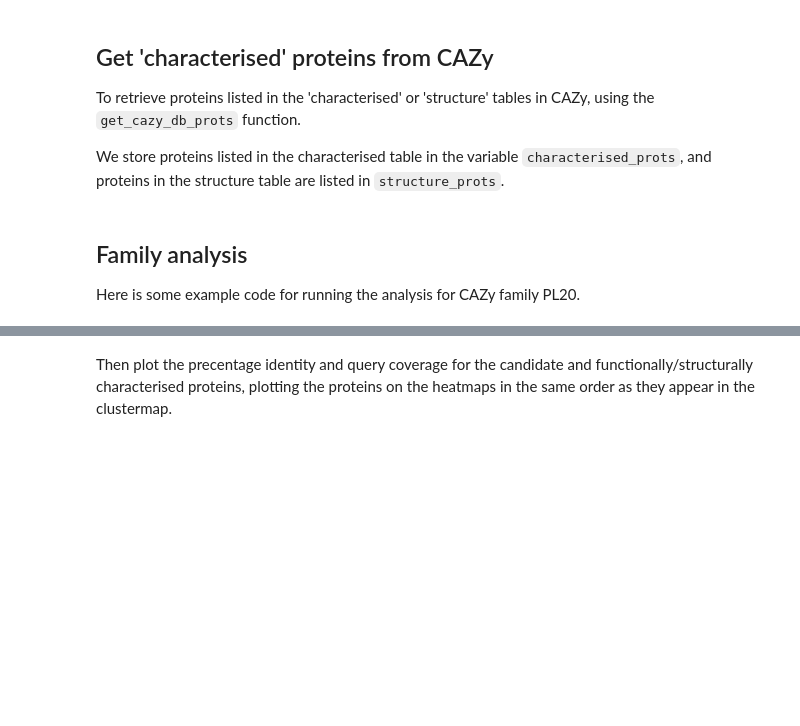
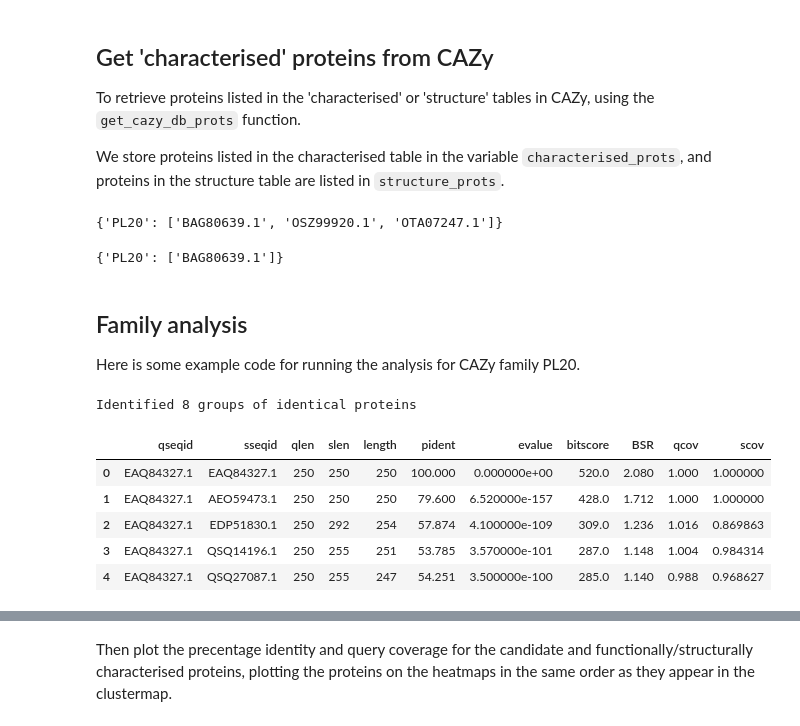
Before and after one commit to HobnobMancer/cazomevolve, a Jupyter notebook: cazomevolve/seq_diversity/explore_seq_diversity.ipynb, the cells around one changed output, grey strips where cells are left out. Drawn from its saved outputs; the diff is of its cells as text; code cells hidden in the pictures; blank space fills up the shorter version.

```diff
--- a/cazomevolve/seq_diversity/explore_seq_diversity.ipynb
+++ b/cazomevolve/seq_diversity/explore_seq_diversity.ipynb
@@ -36,19 +38,32 @@ To retrieve proteins listed in the 'characterised' or 'structure' tables in CAZy
 We store proteins listed in the characterised table in the variable `characterised_prots`, and proteins in the structure table are listed in `structure_prots`.
 # %%
 characterised_prots = {}  # {fam: [prot acc]}
-characterised_prots['PL1'] = get_cazy_db_prots('PL1', characterised=True)
+characterised_prots['PL20'] = get_cazy_db_prots('PL20', characterised=True)
 characterised_prots
+# %% [output]
+{'PL20': ['BAG80639.1', 'OSZ99920.1', 'OTA07247.1']}
 # %%
 structured_prots = {}  # {fam: [prot acc]}
-structured_prots['PL1'] = get_cazy_db_prots('PL1', structured=True)
+structured_prots['PL20'] = get_cazy_db_prots('PL20', structured=True)
 structured_prots
+# %% [output]
+{'PL20': ['BAG80639.1']}
 # %% [markdown]
 ## Family analysis
 
 Here is some example code for running the analysis for CAZy family PL20.
 # %%
 # load data
-pl20_df = load_diamond_data('pl20_blastp_out', 'PL20')
+pl20_df = load_data('../../docs/examples/pl20/pl20_blastp', 'PL20')
+pl20_df.head(5)
+# %% [output]
+Identified 8 groups of identical proteins
+|  | qseqid | sseqid | qlen | slen | length | pident | evalue | bitscore | BSR | qcov | scov |
+| 0 | EAQ84327.1 | EAQ84327.1 | 250 | 250 | 250 | 100.000 | 0.000000e+00 | 520.0 | 2.080 | 1.000 | 1.000000 |
+| 1 | EAQ84327.1 | AEO59473.1 | 250 | 250 | 250 | 79.600 | 6.520000e-157 | 428.0 | 1.712 | 1.000 | 1.000000 |
+| 2 | EAQ84327.1 | EDP51830.1 | 250 | 292 | 254 | 57.874 | 4.100000e-109 | 309.0 | 1.236 | 1.016 | 0.869863 |
+| 3 | EAQ84327.1 | QSQ14196.1 | 250 | 255 | 251 | 53.785 | 3.570000e-101 | 287.0 | 1.148 | 1.004 | 0.984314 |
+| 4 | EAQ84327.1 | QSQ27087.1 | 250 | 255 | 247 | 54.251 | 3.500000e-100 | 285.0 | 1.140 | 0.988 | 0.968627 |
 # %%
 # build clustermap of BLAST Score Ratio
 pl20_bsr_plt = plot_clustermap(pl20_df, 'PL20', 'BSR', fig_size=(100, 100), save_fig='pl20_clustermap.png')
```
Also changed, not shown: parts of 6 cells of this notebook.
